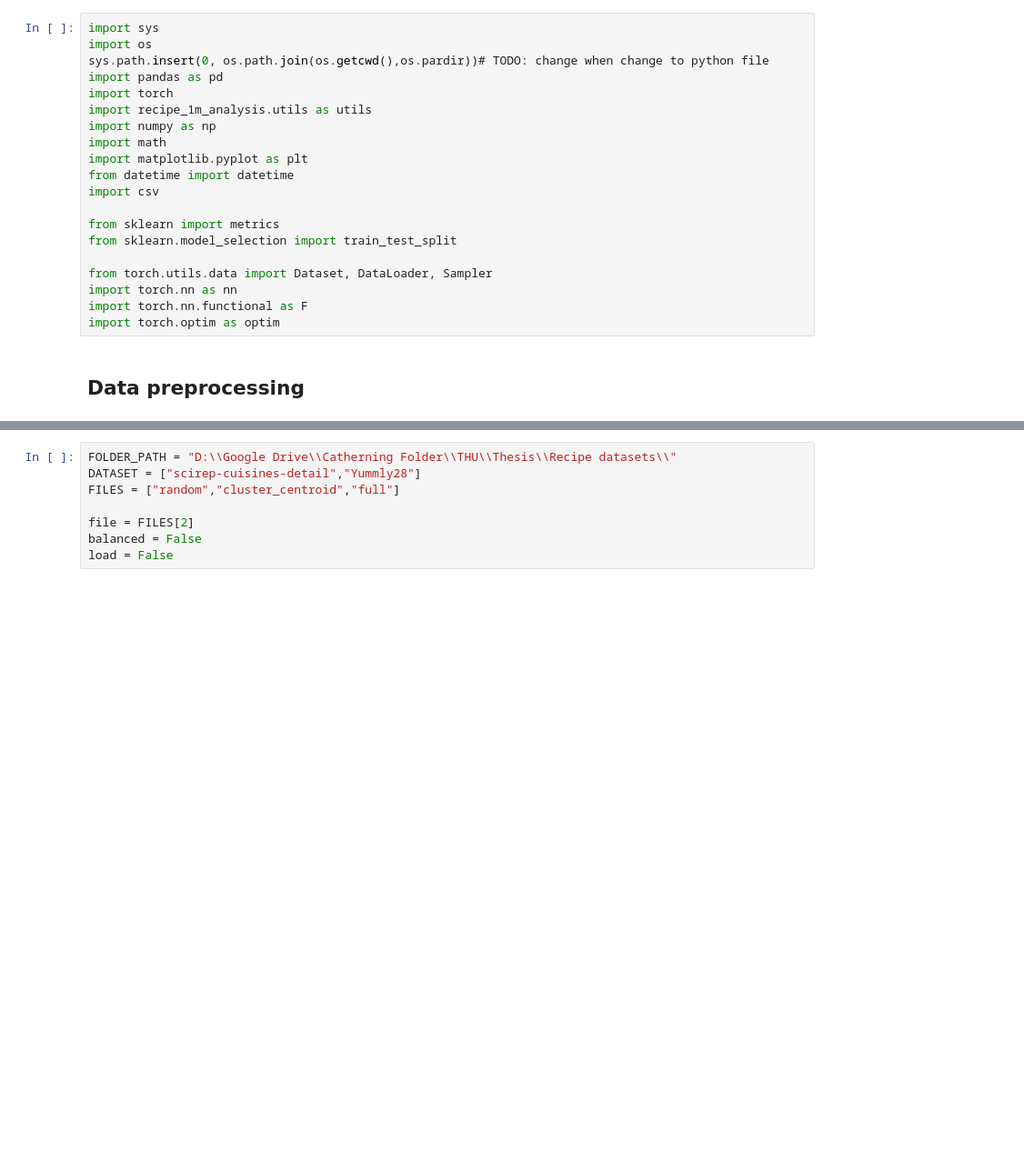
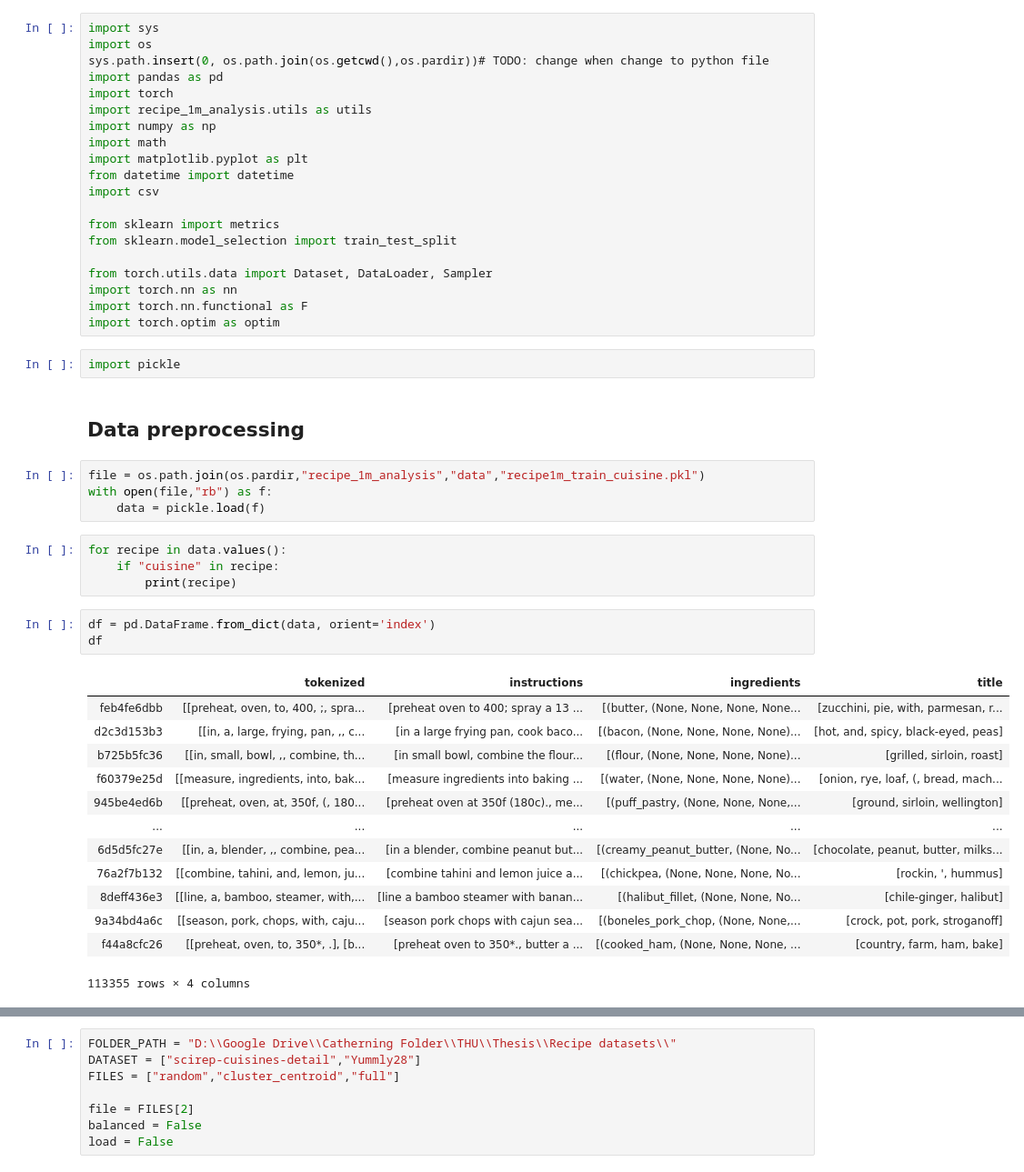
Before and after one commit to catherning/food_recipe_gen, a Jupyter notebook: cuisine_classification/NN_classification.ipynb, the cells around one changed output, grey strips where cells are left out. Shown at 91% size. Drawn from its saved outputs; the diff is of its cells as text; blank space fills up the shorter version.

```diff
--- a/cuisine_classification/NN_classification.ipynb
+++ b/cuisine_classification/NN_classification.ipynb
@@ -18,5 +18,32 @@ from torch.utils.data import Dataset, DataLoader, Sampler
 import torch.nn as nn
 import torch.nn.functional as F
 import torch.optim as optim
+# %%
+import pickle
 # %% [markdown]
 ## Data preprocessing
+# %%
+file = os.path.join(os.pardir,"recipe_1m_analysis","data","recipe1m_train_cuisine.pkl")
+with open(file,"rb") as f:
+    data = pickle.load(f)
+# %%
+for recipe in data.values():
+    if "cuisine" in recipe:
+        print(recipe)
+# %%
+df = pd.DataFrame.from_dict(data, orient='index')
+df
+# %% [output]
+|  | tokenized | instructions | ingredients | title |
+| feb4fe6dbb | [[preheat, oven, to, 400, ;, spra... | [preheat oven to 400; spray a 13 ... | [(butter, (None, None, None, None... | [zucchini, pie, with, parmesan, r... |
+| d2c3d153b3 | [[in, a, large, frying, pan, ,, c... | [in a large frying pan, cook baco... | [(bacon, (None, None, None, None)... | [hot, and, spicy, black-eyed, peas] |
+| b725b5fc36 | [[in, small, bowl, ,, combine, th... | [in small bowl, combine the flour... | [(flour, (None, None, None, None)... | [grilled, sirloin, roast] |
+| f60379e25d | [[measure, ingredients, into, bak... | [measure ingredients into baking ... | [(water, (None, None, None, None)... | [onion, rye, loaf, (, bread, mach... |
+| 945be4ed6b | [[preheat, oven, at, 350f, (, 180... | [preheat oven at 350f (180c)., me... | [(puff_pastry, (None, None, None,... | [ground, sirloin, wellington] |
+| ... | ... | ... | ... | ... |
+| 6d5d5fc27e | [[in, a, blender, ,, combine, pea... | [in a blender, combine peanut but... | [(creamy_peanut_butter, (None, No... | [chocolate, peanut, butter, milks... |
+| 76a2f7b132 | [[combine, tahini, and, lemon, ju... | [combine tahini and lemon juice a... | [(chickpea, (None, None, None, No... | [rockin, ', hummus] |
+| 8deff436e3 | [[line, a, bamboo, steamer, with,... | [line a bamboo steamer with banan... | [(halibut_fillet, (None, None, No... | [chile-ginger, halibut] |
+| 9a34bd4a6c | [[season, pork, chops, with, caju... | [season pork chops with cajun sea... | [(boneles_pork_chop, (None, None,... | [crock, pot, pork, stroganoff] |
+| f44a8cfc26 | [[preheat, oven, to, 350*, .], [b... | [preheat oven to 350*., butter a ... | [(cooked_ham, (None, None, None, ... | [country, farm, ham, bake] |
+113355 rows × 4 columns
```
Also changed, not shown: parts of 4 cells of this notebook, 1 other file.
